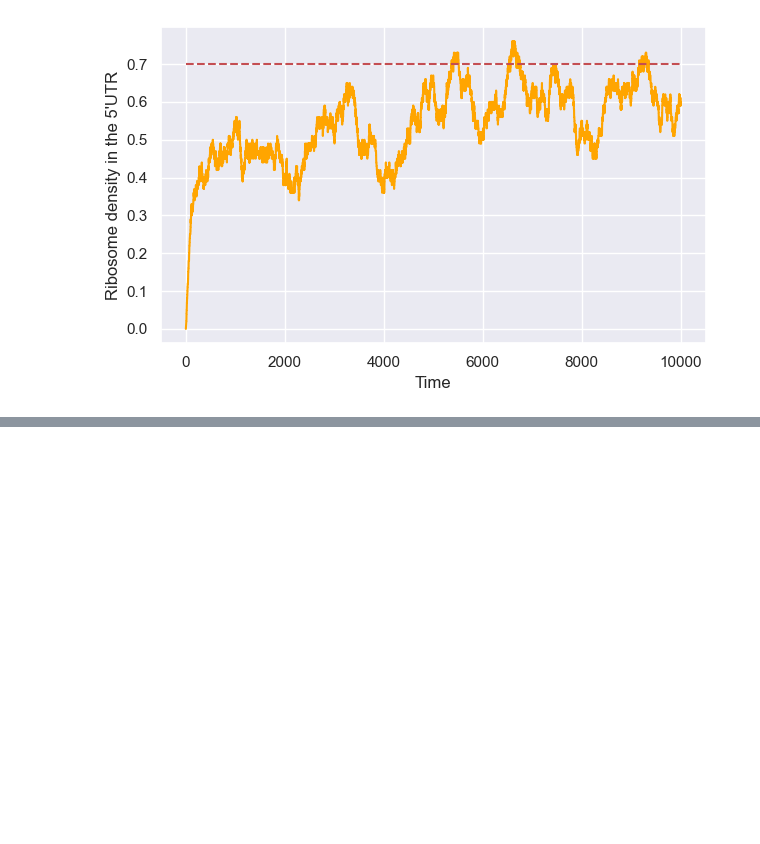
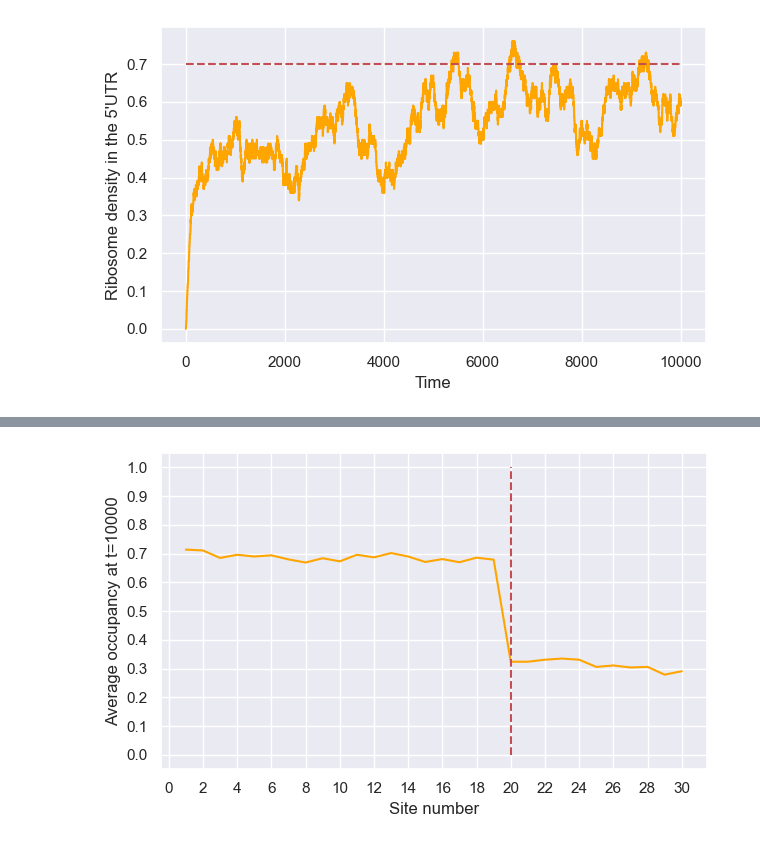
Before and after one commit to gabin-rousseau/roadblock_project, a Jupyter notebook: python/rini_v0-4.ipynb, the cells around one changed output, grey strips where cells are left out. Saved outputs shown, nothing was run; the diff lists cells and outputs as text; code cells hidden in the pictures; blank space fills up the shorter version.

```diff
--- a/python/rini_v0-4.ipynb
+++ b/python/rini_v0-4.ipynb
@@ -141,9 +141,10 @@ def rini(t=100, L=30, l=1, a=0.75, b=0.75, p=1, k_on=0.33, k_off=0.33, l_rb=1, B
                 A.append(C[i]*P[i])
             else:
                 A.append(0)
-    for i in B_i:
-        A.append(k_on)
-        A.append(0) #k_off position
+    if B_i != []: #does placing a condition on blocking help?
+        for i in B_i:
+            A.append(k_on)
+            A.append(0) #k_off position
 
 
 
@@ -687,0 +685,5 @@ test=rinimo(dataset=True, visual=False)
+# %%
+#PLOT THE AVERAGE OCCUPANCY PROFILE AT T=10000, n=1000 samples, L=30, block at site 20, Pb=0.5 (0.33/0.33)
+rinimo(timepoint=10000,n=1000)
+# %% [output]
+[figure, added]
```
Also changed, not shown: parts of 11 cells of this notebook.
